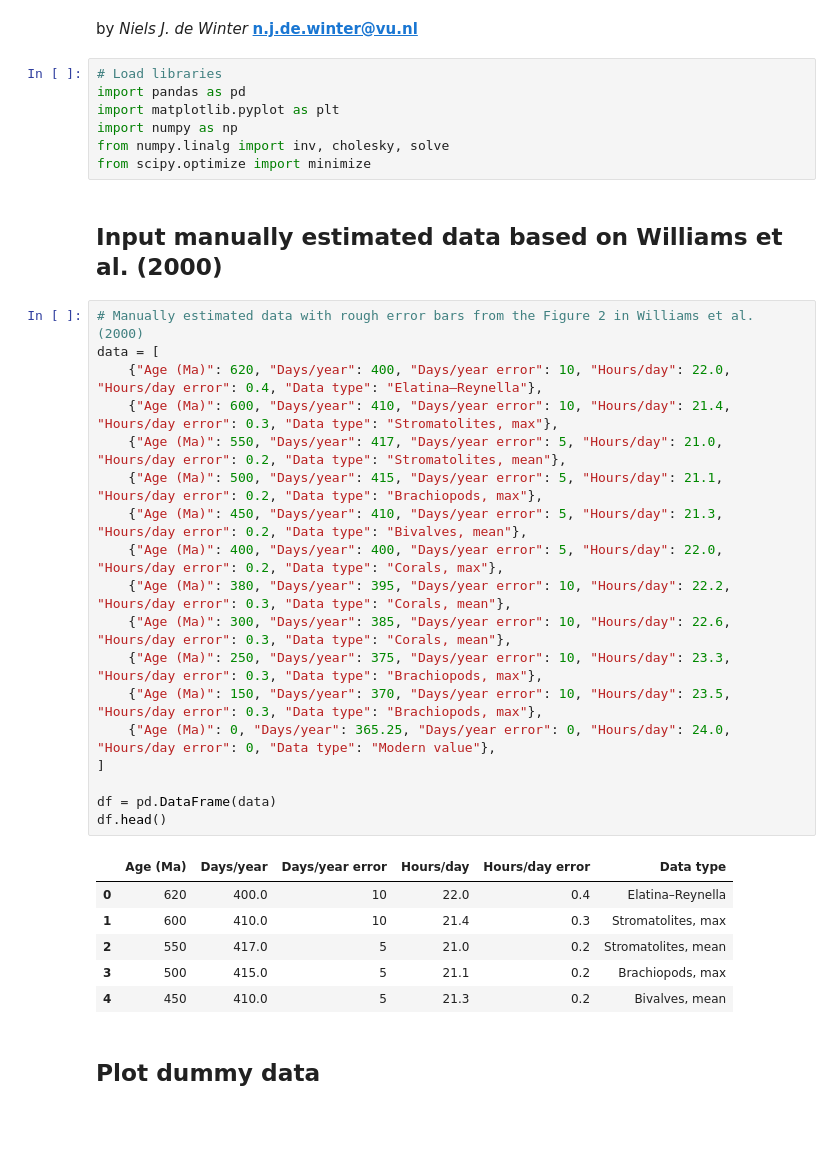
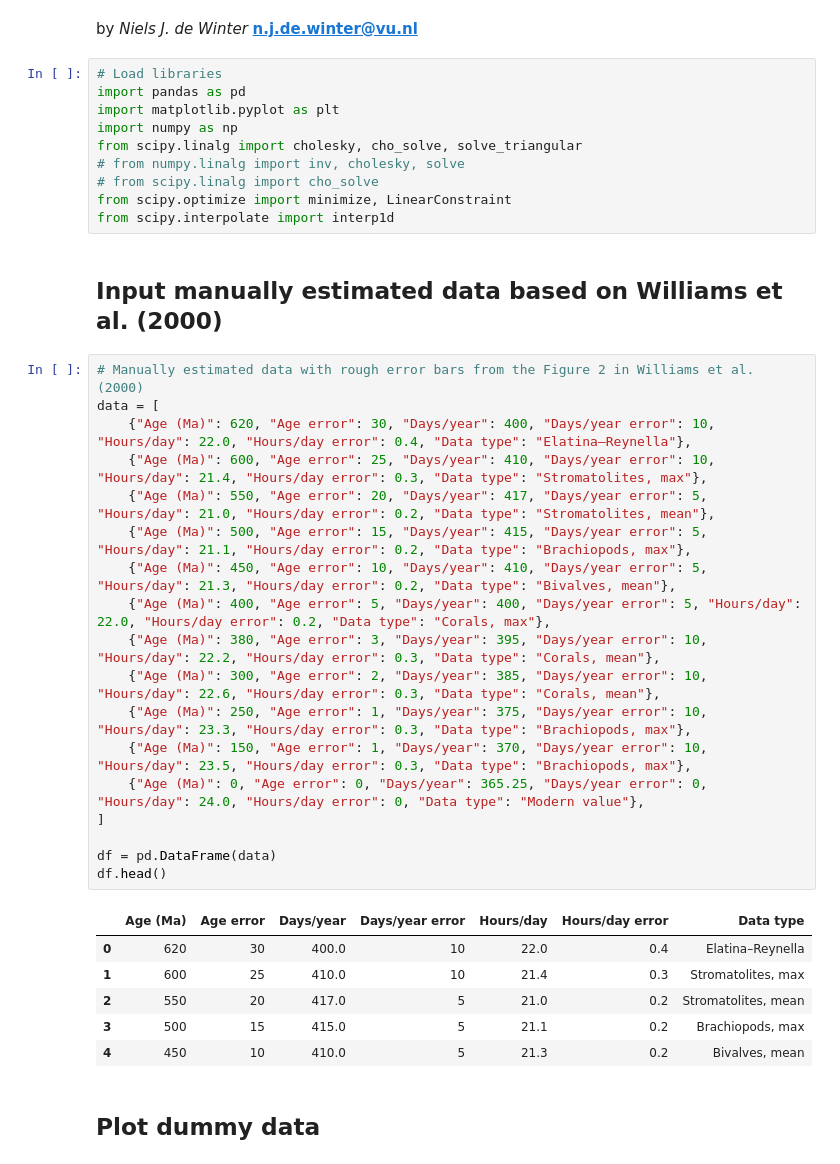
Before and after one commit to nielsjdewinter/Earth_Moon_Gaussian_process, a Jupyter notebook: EMGaussian_pilot1.ipynb, the cells around one changed output. Drawn from its saved outputs; the diff is of its cells as text; blank space fills up the shorter version.

```diff
--- a/EMGaussian_pilot1.ipynb
+++ b/EMGaussian_pilot1.ipynb
@@ -7,35 +7,38 @@ by *Niels J. de Winter* **n.j.de.winter@vu.nl**
 import pandas as pd
 import matplotlib.pyplot as plt
 import numpy as np
-from numpy.linalg import inv, cholesky, solve
-from scipy.optimize import minimize
+from scipy.linalg import cholesky, cho_solve, solve_triangular
+# from numpy.linalg import inv, cholesky, solve
+# from scipy.linalg import cho_solve
+from scipy.optimize import minimize, LinearConstraint
+from scipy.interpolate import interp1d
 # %% [markdown]
 ## Input manually estimated data based on Williams et al. (2000)
 # %%
 # Manually estimated data with rough error bars from the Figure 2 in Williams et al. (2000)
 data = [
-    {"Age (Ma)": 620, "Days/year": 400, "Days/year error": 10, "Hours/day": 22.0, "Hours/day error": 0.4, "Data type": "Elatina–Reynella"},
-    {"Age (Ma)": 600, "Days/year": 410, "Days/year error": 10, "Hours/day": 21.4, "Hours/day error": 0.3, "Data type": "Stromatolites, max"},
-    {"Age (Ma)": 550, "Days/year": 417, "Days/year error": 5, "Hours/day": 21.0, "Hours/day error": 0.2, "Data type": "Stromatolites, mean"},
-    {"Age (Ma)": 500, "Days/year": 415, "Days/year error": 5, "Hours/day": 21.1, "Hours/day error": 0.2, "Data type": "Brachiopods, max"},
-    {"Age (Ma)": 450, "Days/year": 410, "Days/year error": 5, "Hours/day": 21.3, "Hours/day error": 0.2, "Data type": "Bivalves, mean"},
-    {"Age (Ma)": 400, "Days/year": 400, "Days/year error": 5, "Hours/day": 22.0, "Hours/day error": 0.2, "Data type": "Corals, max"},
-    {"Age (Ma)": 380, "Days/year": 395, "Days/year error": 10, "Hours/day": 22.2, "Hours/day error": 0.3, "Data type": "Corals, mean"},
-    {"Age (Ma)": 300, "Days/year": 385, "Days/year error": 10, "Hours/day": 22.6, "Hours/day error": 0.3, "Data type": "Corals, mean"},
-    {"Age (Ma)": 250, "Days/year": 375, "Days/year error": 10, "Hours/day": 23.3, "Hours/day error": 0.3, "Data type": "Brachiopods, max"},
-    {"Age (Ma)": 150, "Days/year": 370, "Days/year error": 10, "Hours/day": 23.5, "Hours/day error": 0.3, "Data type": "Brachiopods, max"},
-    {"Age (Ma)": 0, "Days/year": 365.25, "Days/year error": 0, "Hours/day": 24.0, "Hours/day error": 0, "Data type": "Modern value"},
+    {"Age (Ma)": 620, "Age error": 30, "Days/year": 400, "Days/year error": 10, "Hours/day": 22.0, "Hours/day error": 0.4, "Data type": "Elatina–Reynella"},
+    {"Age (Ma)": 600, "Age error": 25, "Days/year": 410, "Days/year error": 10, "Hours/day": 21.4, "Hours/day error": 0.3, "Data type": "Stromatolites, max"},
+    {"Age (Ma)": 550, "Age error": 20, "Days/year": 417, "Days/year error": 5, "Hours/day": 21.0, "Hours/day error": 0.2, "Data type": "Stromatolites, mean"},
+    {"Age (Ma)": 500, "Age error": 15, "Days/year": 415, "Days/year error": 5, "Hours/day": 21.1, "Hours/day error": 0.2, "Data type": "Brachiopods, max"},
+    {"Age (Ma)": 450, "Age error": 10, "Days/year": 410, "Days/year error": 5, "Hours/day": 21.3, "Hours/day error": 0.2, "Data type": "Bivalves, mean"},
+    {"Age (Ma)": 400, "Age error": 5, "Days/year": 400, "Days/year error": 5, "Hours/day": 22.0, "Hours/day error": 0.2, "Data type": "Corals, max"},
+    {"Age (Ma)": 380, "Age error": 3, "Days/year": 395, "Days/year error": 10, "Hours/day": 22.2, "Hours/day error": 0.3, "Data type": "Corals, mean"},
+    {"Age (Ma)": 300, "Age error": 2, "Days/year": 385, "Days/year error": 10, "Hours/day": 22.6, "Hours/day error": 0.3, "Data type": "Corals, mean"},
+    {"Age (Ma)": 250, "Age error": 1, "Days/year": 375, "Days/year error": 10, "Hours/day": 23.3, "Hours/day error": 0.3, "Data type": "Brachiopods, max"},
+    {"Age (Ma)": 150, "Age error": 1, "Days/year": 370, "Days/year error": 10, "Hours/day": 23.5, "Hours/day error": 0.3, "Data type": "Brachiopods, max"},
+    {"Age (Ma)": 0, "Age error": 0, "Days/year": 365.25, "Days/year error": 0, "Hours/day": 24.0, "Hours/day error": 0, "Data type": "Modern value"},
 ]
 
 df = pd.DataFrame(data)
 df.head()
 # %% [output]
-|  | Age (Ma) | Days/year | Days/year error | Hours/day | Hours/day error | Data type |
-| 0 | 620 | 400.0 | 10 | 22.0 | 0.4 | Elatina–Reynella |
-| 1 | 600 | 410.0 | 10 | 21.4 | 0.3 | Stromatolites, max |
-| 2 | 550 | 417.0 | 5 | 21.0 | 0.2 | Stromatolites, mean |
-| 3 | 500 | 415.0 | 5 | 21.1 | 0.2 | Brachiopods, max |
-| 4 | 450 | 410.0 | 5 | 21.3 | 0.2 | Bivalves, mean |
+|  | Age (Ma) | Age error | Days/year | Days/year error | Hours/day | Hours/day error | Data type |
+| 0 | 620 | 30 | 400.0 | 10 | 22.0 | 0.4 | Elatina–Reynella |
+| 1 | 600 | 25 | 410.0 | 10 | 21.4 | 0.3 | Stromatolites, max |
+| 2 | 550 | 20 | 417.0 | 5 | 21.0 | 0.2 | Stromatolites, mean |
+| 3 | 500 | 15 | 415.0 | 5 | 21.1 | 0.2 | Brachiopods, max |
+| 4 | 450 | 10 | 410.0 | 5 | 21.3 | 0.2 | Bivalves, mean |
 # %% [markdown]
 ## Plot dummy data
 # %%
```
Also changed, not shown: parts of 10 cells of this notebook.
